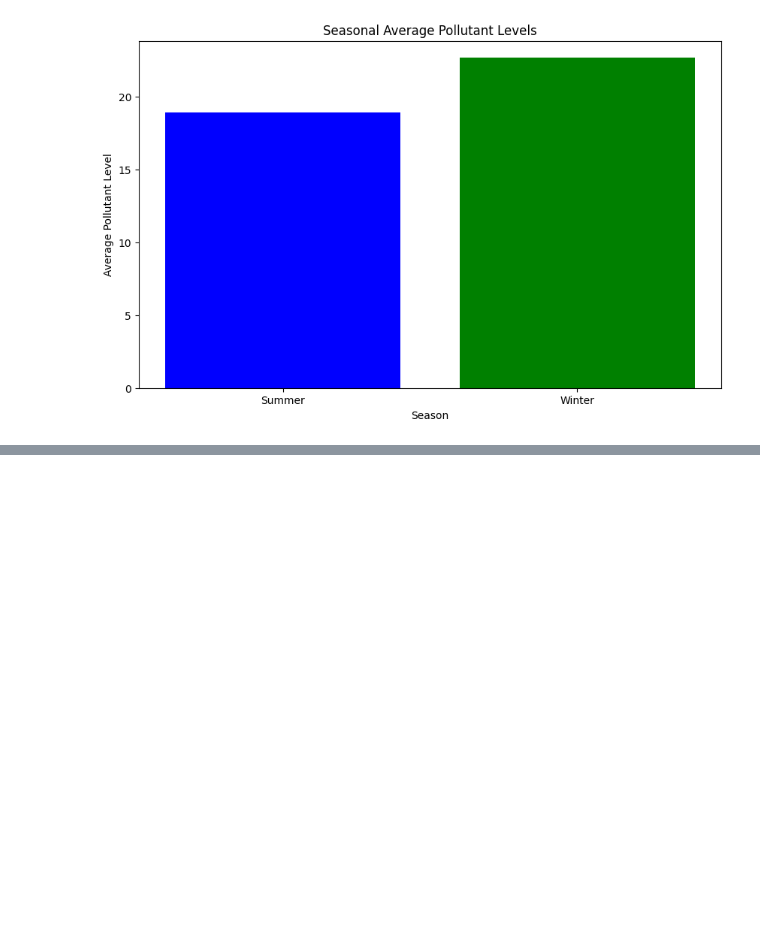
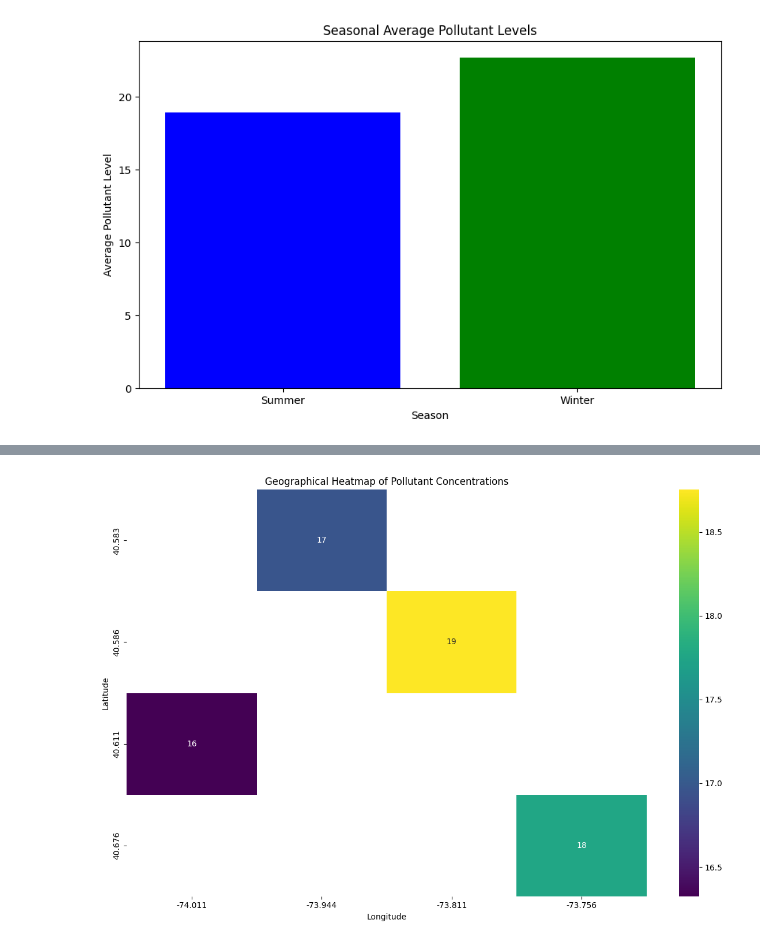
Before and after one commit to Esubaalew/AirQualityAnalysisN, a Jupyter notebook: analyze.ipynb, the cells around one changed output, grey strips where cells are left out. Drawn from its saved outputs; the diff is of its cells as text; code cells hidden in the pictures; blank space fills up the shorter version.

```diff
--- a/analyze.ipynb
+++ b/analyze.ipynb
@@ -265,0 +336,8 @@ plot_seasonal_trends(path)
+# %%
+geo_coordinates = {
+    'Southeast Queens': {'lat': 40.676, 'lon': -73.756},
+    'Bensonhurst - Bay Ridge': {'lat': 40.611, 'lon': -74.011},
+    'Rockaways': {'lat': 40.586, 'lon': -73.811},
+    'Coney Island - Sheepshead Bay': {'lat': 40.583, 'lon': -73.944},
+}
+add_geo_coordinates(data=data, geo_coordinates=geo_coordinates)
@@ -265,0 +358,25 @@ plot_seasonal_trends(path)
+# %%
+def plot_geographical_pollutant_heatmap(data_path, geo_coordinates):
+    """
+    Plot a heatmap to visualize pollutant concentrations geographically.
+
+    Parameters:
+    data_path (str): The file path to the input CSV file containing air pollutant data.
+    geo_coordinates (dict): A dictionary mapping Geo Place Name to coordinates.
+    """
+    data = get_clean_data(data_path)
+    data = add_geo_coordinates(data, geo_coordinates)
+
+    plt.figure(figsize=(12, 8))
+    heatmap_data = data.pivot_table(index='Latitude', columns='Longitude', values='Data Value', aggfunc='mean')
+    sns.heatmap(heatmap_data, cmap='viridis', annot=True)
+    plt.title('Geographical Heatmap of Pollutant Concentrations')
+    plt.xlabel('Longitude')
+    plt.ylabel('Latitude')
+
+    plt.tight_layout()
+    plt.show()
+# %%
+plot_geographical_pollutant_heatmap(path, geo_coordinates=geo_coordinates)
+# %% [output]
+[figure, added]
```
Also changed, not shown: parts of 6 cells of this notebook.
